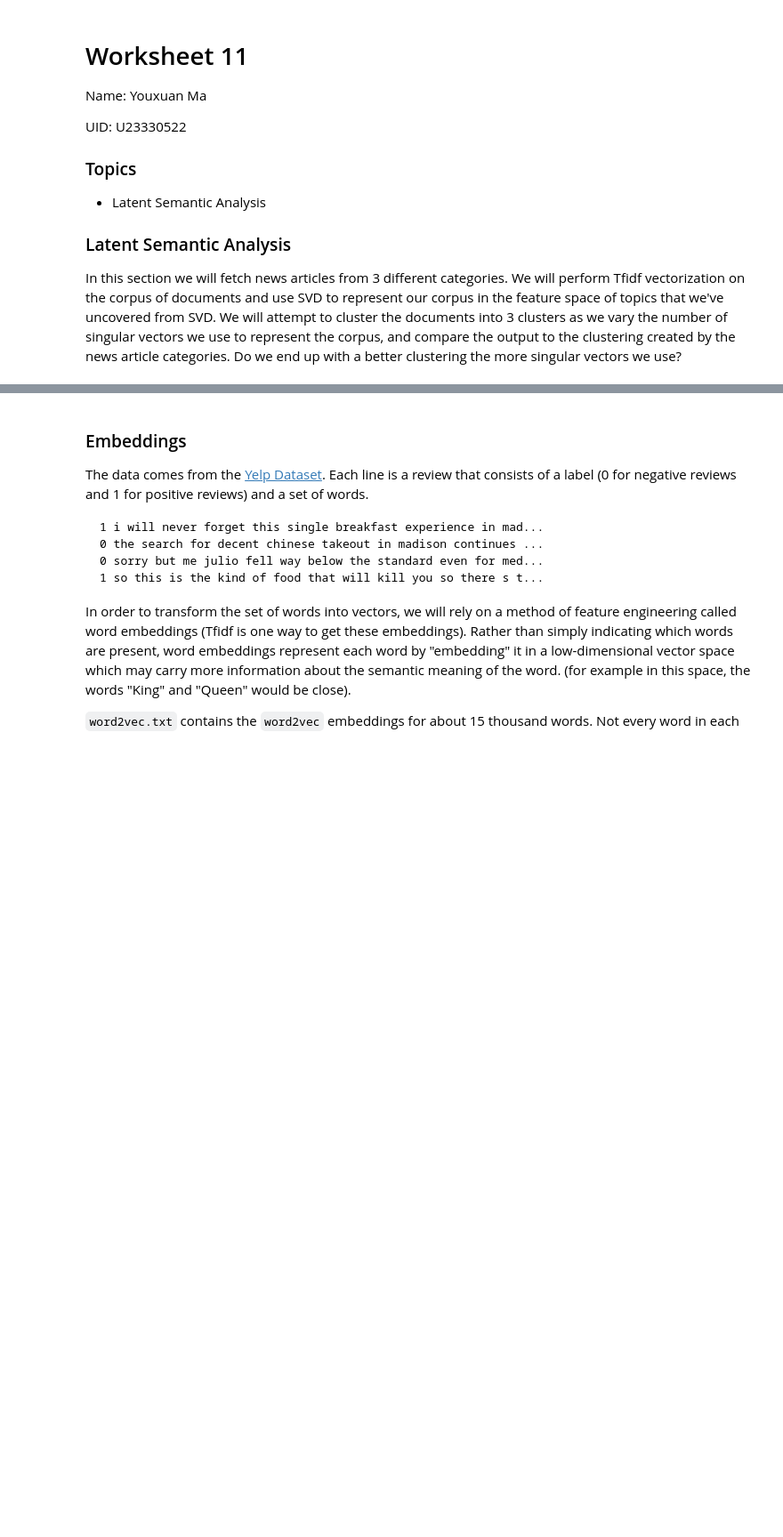
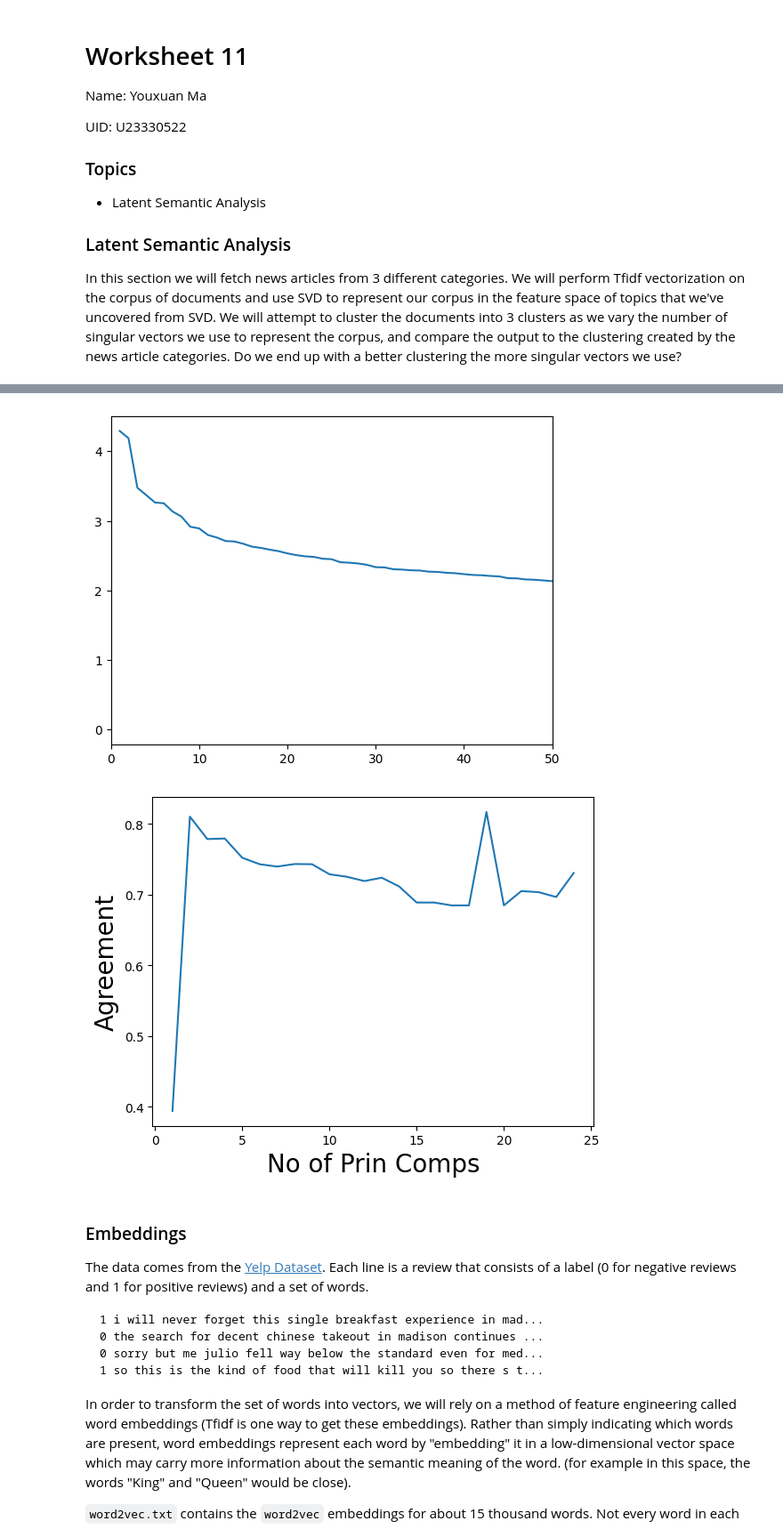
Before and after one commit to markyx316/Data-Science-Fundamentals, a Jupyter notebook: lecture_11/worksheet_11.ipynb, the cells around one changed output, grey strips where cells are left out. Shown at 89% size. Saved outputs shown, nothing was run; the diff lists cells and outputs as text; code cells hidden in the pictures; blank space fills up the shorter version.

```diff
--- a/lecture_11/worksheet_11.ipynb
+++ b/lecture_11/worksheet_11.ipynb
@@ -16,6 +16,9 @@ In this section we will fetch news articles from 3 different categories. We will
 import numpy as np
 from sklearn import metrics
 import matplotlib.pyplot as plt
+import nltk
+nltk.download('punkt')
+nltk.download('stopwords')
 from sklearn.cluster import KMeans
 from sklearn.datasets import fetch_20newsgroups
 from sklearn.feature_extraction.text import TfidfVectorizer
@@ -53,3 +56,4 @@ plt.plot(range(1,25),ag)
 plt.ylabel('Agreement',size=20)
 plt.xlabel('No of Prin Comps',size=20)
 plt.show()
+# %% [output]
@@ -56,3 +65,5 @@ plt.show()
+[figure, added]
+[figure, added]
 # %% [markdown]
 ### Embeddings
 
```
Also changed, not shown: parts of 2 cells of this notebook.
